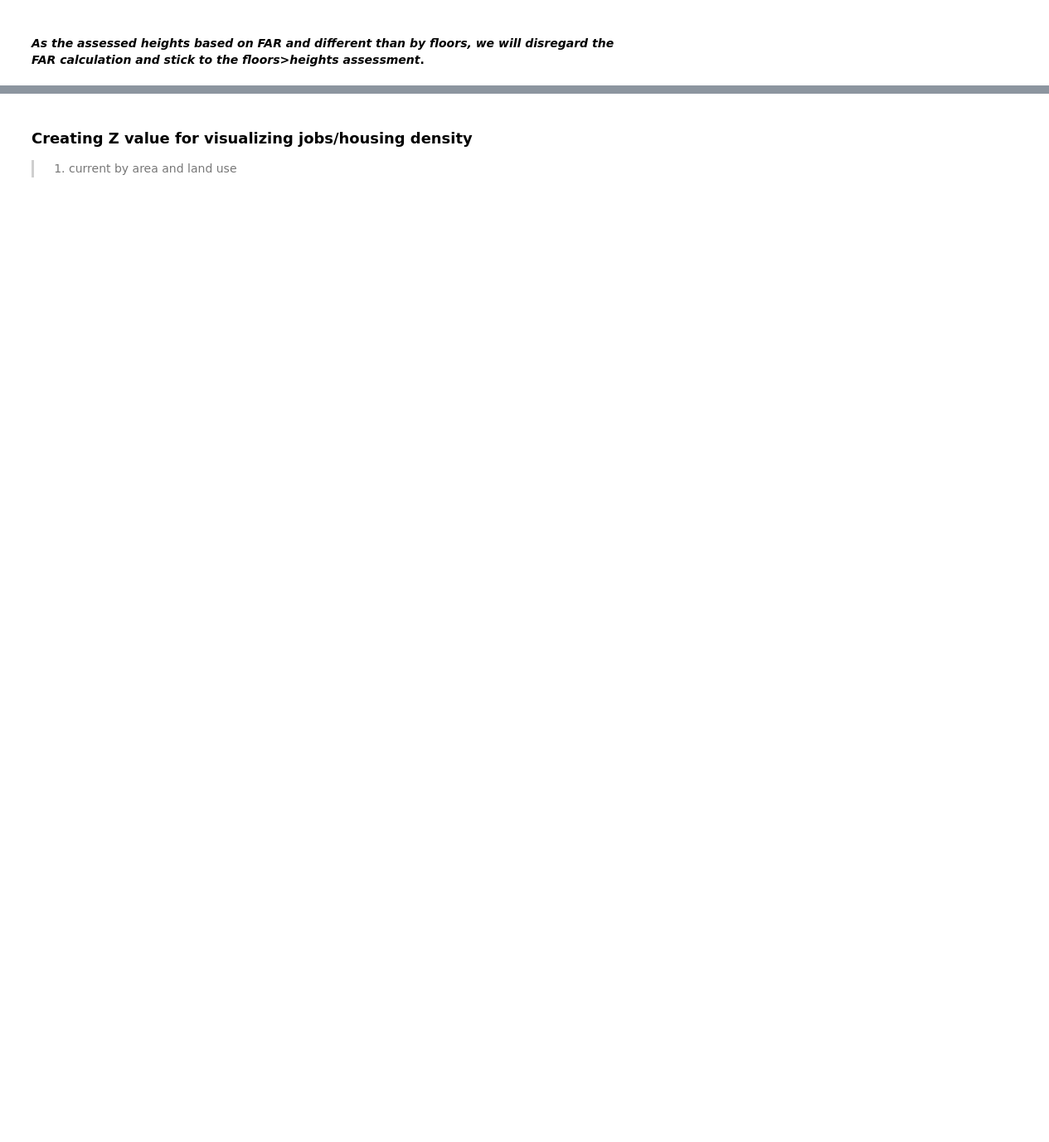
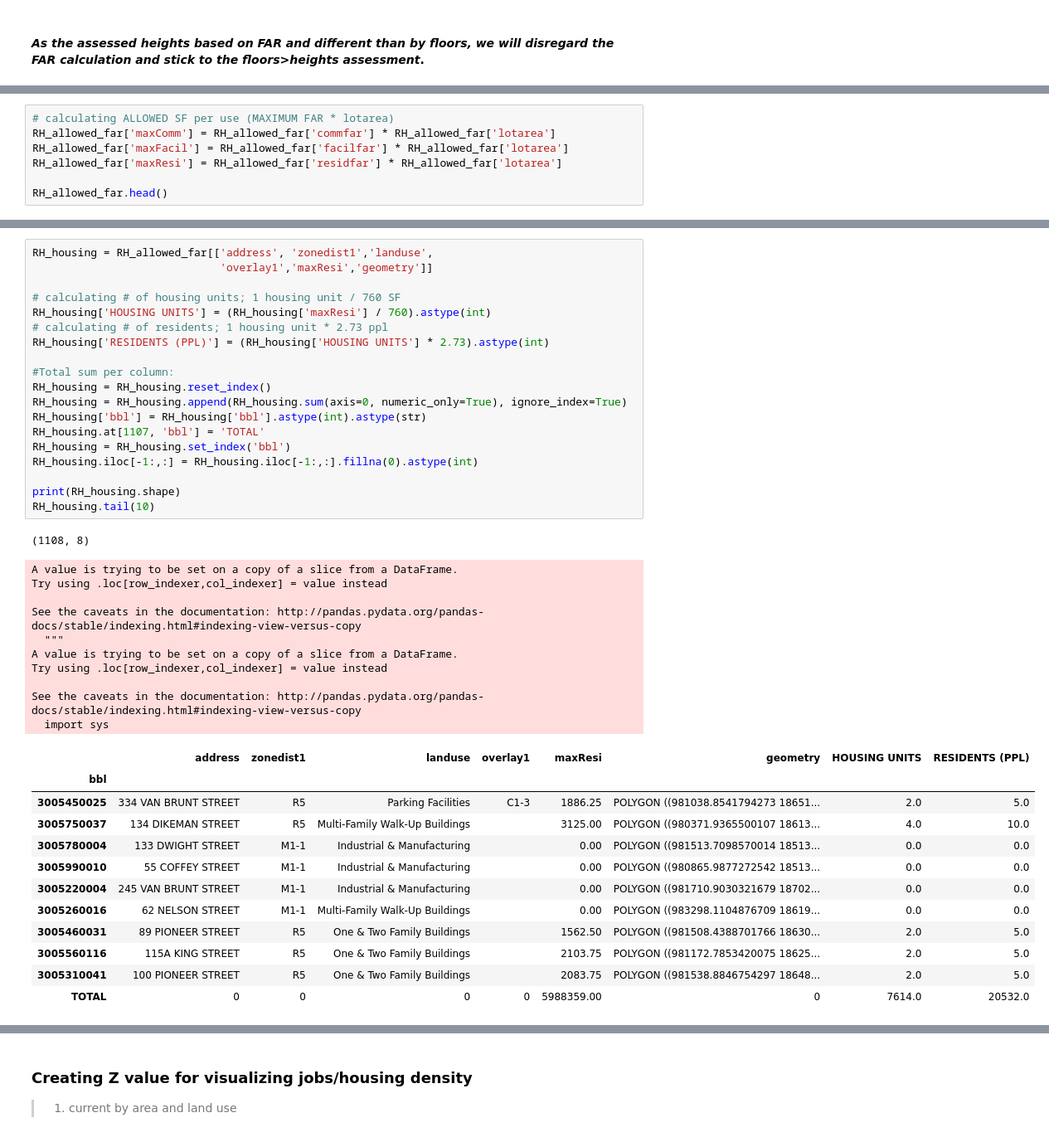
Before and after one commit to drawbrooklyn/RH_zoningAnalysis, a Jupyter notebook: Wolcott_jobs_analysis_20191025.ipynb, the cells around one changed output, grey strips where cells are left out. Shown at 83% size. Drawn from its saved outputs; the diff is of its cells as text; blank space fills up the shorter version.

```diff
--- a/Wolcott_jobs_analysis_20191025.ipynb
+++ b/Wolcott_jobs_analysis_20191025.ipynb
@@ -633,0 +635,7 @@ RH_areas_by_use[RH_areas_by_use['comarea'] != 0].head(10)
+# %%
+# calculating ALLOWED SF per use (MAXIMUM FAR * lotarea)
+RH_allowed_far['maxComm'] = RH_allowed_far['commfar'] * RH_allowed_far['lotarea']
+RH_allowed_far['maxFacil'] = RH_allowed_far['facilfar'] * RH_allowed_far['lotarea']
+RH_allowed_far['maxResi'] = RH_allowed_far['residfar'] * RH_allowed_far['lotarea']
+
+RH_allowed_far.head()
@@ -633,0 +740,43 @@ RH_areas_by_use[RH_areas_by_use['comarea'] != 0].head(10)
+# %%
+RH_housing = RH_allowed_far[['address', 'zonedist1','landuse',
+                             'overlay1','maxResi','geometry']]
+
+# calculating # of housing units; 1 housing unit / 760 SF
+RH_housing['HOUSING UNITS'] = (RH_housing['maxResi'] / 760).astype(int)
+# calculating # of residents; 1 housing unit * 2.73 ppl
+RH_housing['RESIDENTS (PPL)'] = (RH_housing['HOUSING UNITS'] * 2.73).astype(int)
+
+#Total sum per column:
+RH_housing = RH_housing.reset_index()
+RH_housing = RH_housing.append(RH_housing.sum(axis=0, numeric_only=True), ignore_index=True)
+RH_housing['bbl'] = RH_housing['bbl'].astype(int).astype(str)
+RH_housing.at[1107, 'bbl'] = 'TOTAL'
+RH_housing = RH_housing.set_index('bbl')
+RH_housing.iloc[-1:,:] = RH_housing.iloc[-1:,:].fillna(0).astype(int)
+
+print(RH_housing.shape)
+RH_housing.tail(10)
+# %% [output]
+(1108, 8)
+A value is trying to be set on a copy of a slice from a DataFrame.
+Try using .loc[row_indexer,col_indexer] = value instead
+
+See the caveats in the documentation: http://pandas.pydata.org/pandas-docs/stable/indexing.html#indexing-view-versus-copy
+  """
+A value is trying to be set on a copy of a slice from a DataFrame.
+Try using .loc[row_indexer,col_indexer] = value instead
+
+See the caveats in the documentation: http://pandas.pydata.org/pandas-docs/stable/indexing.html#indexing-view-versus-copy
+  import sys
+|  | address | zonedist1 | landuse | overlay1 | maxResi | geometry | HOUSING UNITS | RESIDENTS (PPL) |
+| bbl |  |  |  |  |  |  |  |  |
+| 3005450025 | 334 VAN BRUNT STREET | R5 | Parking Facilities | C1-3 | 1886.25 | POLYGON ((981038.8541794273 18651... | 2.0 | 5.0 |
+| 3005750037 | 134 DIKEMAN STREET | R5 | Multi-Family Walk-Up Buildings |  | 3125.00 | POLYGON ((980371.9365500107 18613... | 4.0 | 10.0 |
+| 3005780004 | 133 DWIGHT STREET | M1-1 | Industrial & Manufacturing |  | 0.00 | POLYGON ((981513.7098570014 18513... | 0.0 | 0.0 |
+| 3005990010 | 55 COFFEY STREET | M1-1 | Industrial & Manufacturing |  | 0.00 | POLYGON ((980865.9877272542 18513... | 0.0 | 0.0 |
+| 3005220004 | 245 VAN BRUNT STREET | M1-1 | Industrial & Manufacturing |  | 0.00 | POLYGON ((981710.9030321679 18702... | 0.0 | 0.0 |
+| 3005260016 | 62 NELSON STREET | M1-1 | Multi-Family Walk-Up Buildings |  | 0.00 | POLYGON ((983298.1104876709 18619... | 0.0 | 0.0 |
+| 3005460031 | 89 PIONEER STREET | R5 | One & Two Family Buildings |  | 1562.50 | POLYGON ((981508.4388701766 18630... | 2.0 | 5.0 |
+| 3005560116 | 115A KING STREET | R5 | One & Two Family Buildings |  | 2103.75 | POLYGON ((981172.7853420075 18625... | 2.0 | 5.0 |
+| 3005310041 | 100 PIONEER STREET | R5 | One & Two Family Buildings |  | 2083.75 | POLYGON ((981538.8846754297 18648... | 2.0 | 5.0 |
+| TOTAL | 0 | 0 | 0 | 0 | 5988359.00 | 0 | 7614.0 | 20532.0 |
```
Also changed, not shown: parts of 17 cells of this notebook.
